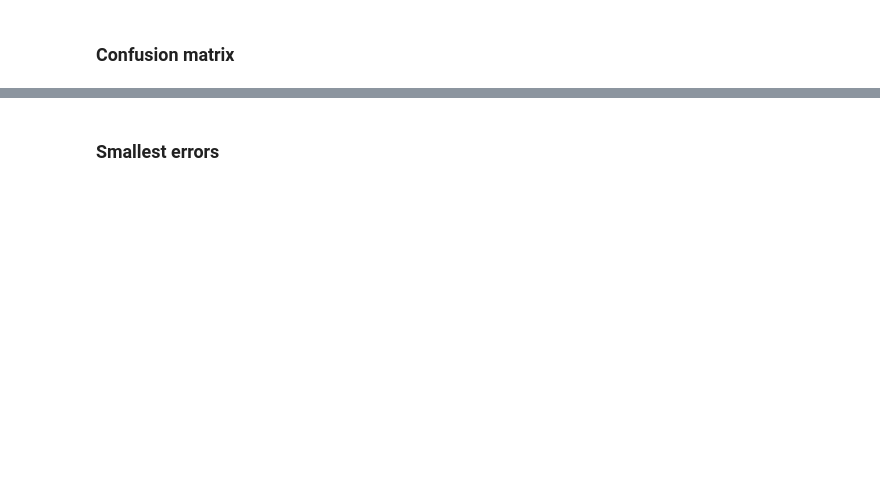
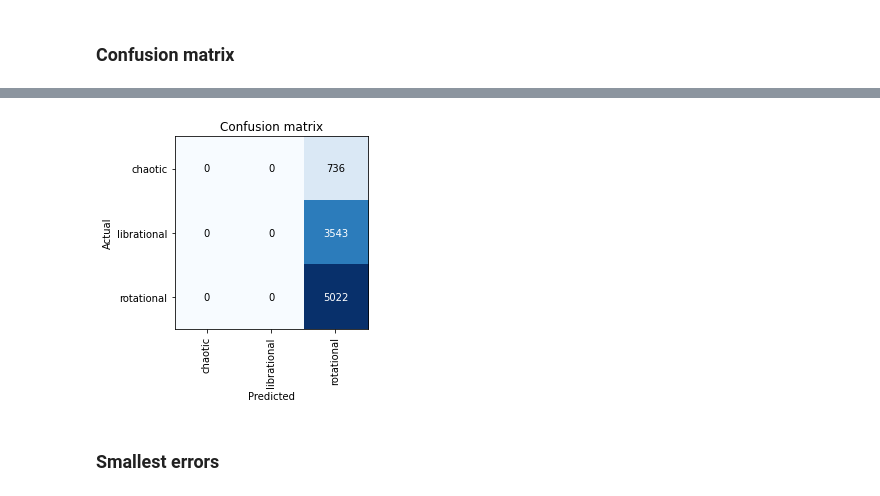
Before and after one commit to vrodriguezf/mlchaos, a Jupyter notebook: nbs/_motion_classification_time_series.ipynb, the cells around one changed output, grey strips where cells are left out. Saved outputs shown, nothing was run; the diff lists cells and outputs as text; code cells hidden in the pictures; blank space fills up the shorter version.

```diff
--- a/nbs/_motion_classification_time_series.ipynb
+++ b/nbs/_motion_classification_time_series.ipynb
@@ -263,3 +256,10 @@ interp.plot_confusion_matrix()
+# %%
+interp.plot_confusion_matrix()
+plt.savefig('./tmp.png')
+wandb.log({'confusion_matrix': wandb.Image('./tmp.png')})
+!rm tmp.png
+# %% [output]
+[figure, added]
 # %% [markdown]
 ### Smallest errors
 # %%
```
Also changed, not shown: parts of 47 cells of this notebook, 4 other files.
